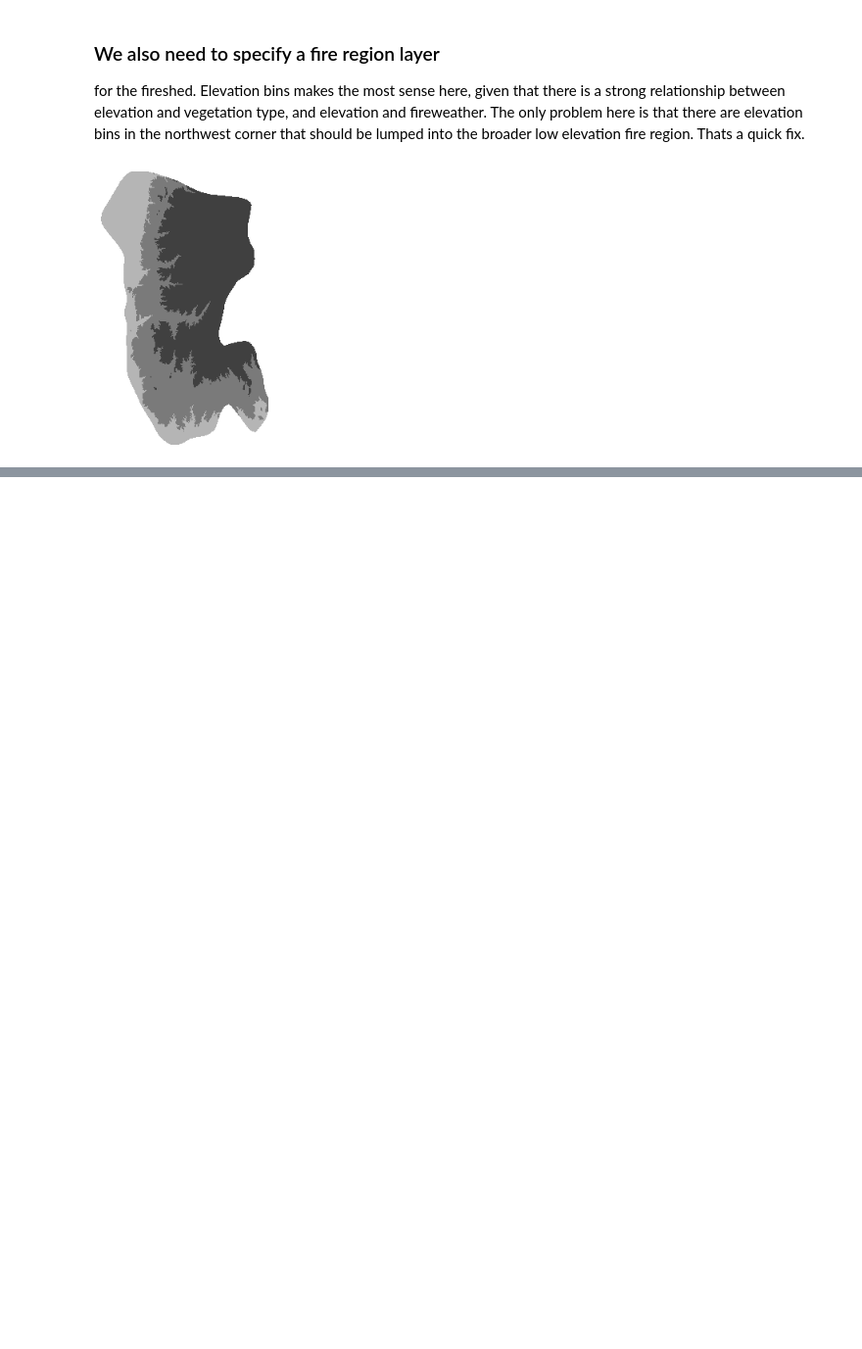
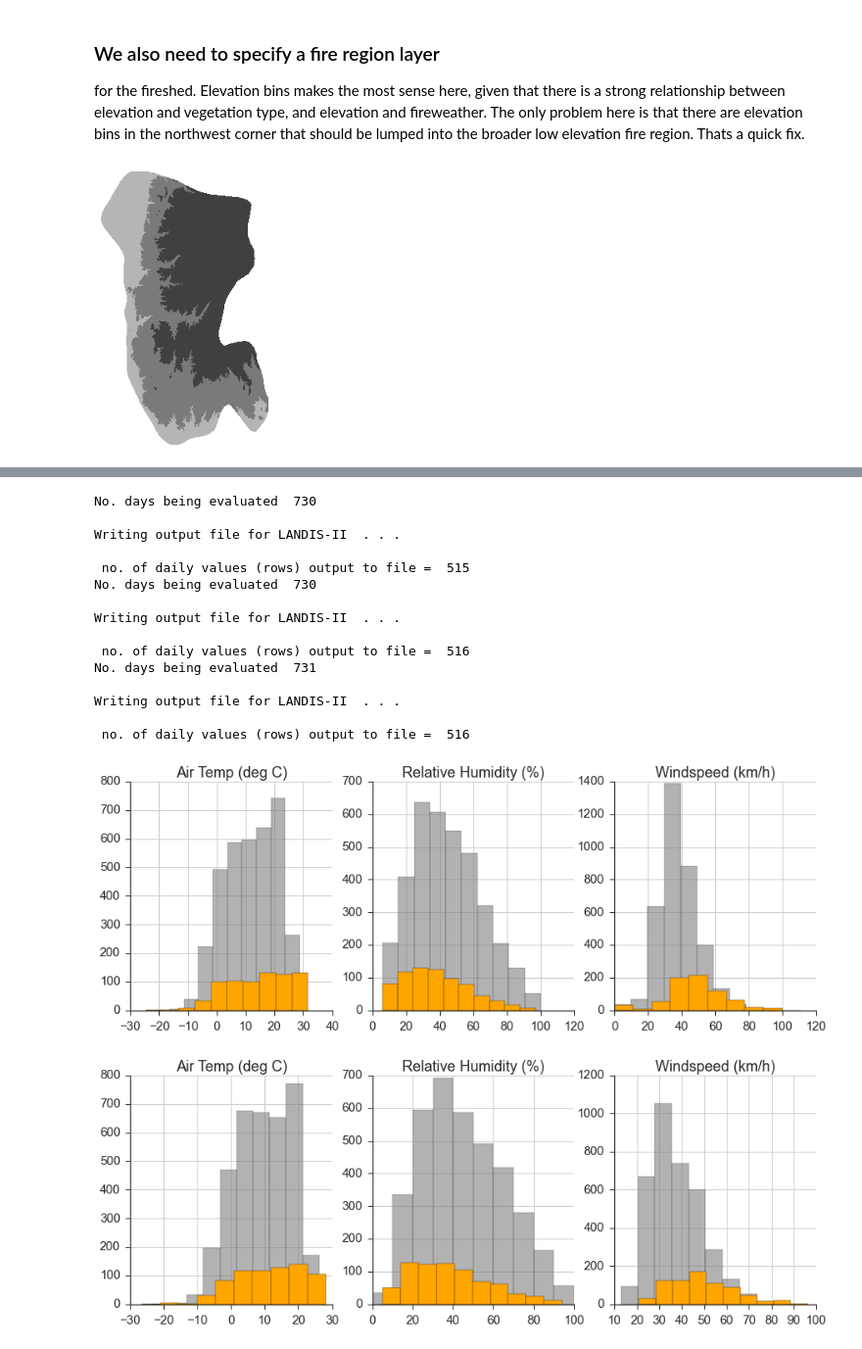
Before and after one commit to djkrofch/SantaFe_Fireshed, a Jupyter notebook: SF_Fireshed_Prep.ipynb, the cells around one changed output, grey strips where cells are left out. Shown at 98% size. Cells and saved outputs as stored; diff of their text form; code cells hidden in the pictures; blank space fills up the shorter version.

Commit message:
Added workflow for extreme fire weather gen
and added NECN utilities to the repo for DFFS functionality

```diff
--- a/SF_Fireshed_Prep.ipynb
+++ b/SF_Fireshed_Prep.ipynb
@@ -640,0 +508,19 @@ NameError: name 'genStandMap' is not defined
+# %%
+cleanRaws(dataDir + 'MountainairRAWS.csv',-9999,
+          2006, 2017, dataDir + 'FR1_RawsWeather.csv', 'yes')
+cleanRaws(dataDir + 'PecosRAWS.csv',-9999,
+          2006, 2017, dataDir + 'FR2_RawsWeather.csv', 'yes')
+cleanRaws(dataDir + 'CoyoteRAWS.csv',-9999,
+          2006, 2017, dataDir + 'FR3_RawsWeather.csv', 'yes')
+
+
+# Run Louise's script on the three fire regions input RAWS generated previously.
+fireRegions = ['FR1','FR2','FR3']
+for region in fireRegions:
+    p = DynamicFireWeatherCalculations(dataDir + region +'_RawsWeather.csv',
+                                       dataDir + 'FWstartingvalues_' + region + '.csv',
+                                       dataDir +  region +'_FireWeather_SFF.csv', region)
+    p.run()
+FR1 = pd.read_csv(dataDir + 'FR1_RawsWeather.csv')
+FR2 = pd.read_csv(dataDir + 'FR2_RawsWeather.csv')
+FR3 = pd.read_csv(dataDir + 'FR3_RawsWeather.csv')
@@ -640,0 +549,61 @@ NameError: name 'genStandMap' is not defined
+# %%
+for FR in [FR1, FR2, FR3]:
+    f, (ax1, ax2, ax3) = plt.subplots(1,3, figsize = (15,5))
+    FRS = FR[(FR.year >= 2011) & (FR.year <= 2012)]
+    FRS.windspeed = FRS.windspeed * 1.30
+    FRS.temp = FRS.temp * 1.15
+
+    FR.temp.hist(ax = ax1, color = 'gray', alpha = 0.6)
+    FR.relativehumidity.hist(ax = ax2, color = 'gray', alpha = 0.6)
+    FR.windspeed.hist(ax = ax3, color = 'gray', alpha = 0.6)
+
+    FRS.temp.hist(ax = ax1, color = 'orange')
+    FRS.relativehumidity.hist(ax = ax2, color = 'orange')
+    FRS.windspeed.hist(ax = ax3, color = 'orange')
+
+    ax1.set_title('Air Temp (deg C)')
+    ax2.set_title('Relative Humidity (%)')
+    ax3.set_title('Windspeed (km/h)')
+    sns.despine()
+    sns.set_style('ticks')
+
+FR1_S = FR1[(FR1.year >= 2011) & (FR1.year <= 2012)]
+FR1_S.windspeed = FR1_S.windspeed * 1.30
+FR1_S.temp = FR1_S.temp * 1.15
+FR1_S.to_csv('FR1_S_RawsWeather.csv', index = False)
+
+FR2_S = FR2[(FR2.year >= 2011) & (FR2.year <= 2012)]
+FR2_S.windspeed = FR2_S.windspeed * 1.30
+FR2_S.temp = FR2_S.temp * 1.15
+FR2_S.to_csv('FR2_S_RawsWeather.csv', index = False)
+
+FR3_S = FR3[(FR3.year >= 2011) & (FR3.year <= 2012)]
+FR3_S.windspeed = FR3_S.windspeed * 1.30
+FR3_S.temp = FR3_S.temp * 1.15
+FR3_S.to_csv('FR3_S_RawsWeather.csv', index = False)
+
+# Run Louise's script on the three fire regions input RAWS generated previously.
+fireRegions = ['FR1_S','FR2_S','FR3_S']
+for region in fireRegions:
+    p = DynamicFireWeatherCalculations(dataDir + region +'_RawsWeather.csv',
+                                       dataDir + 'FWstartingvalues_' + region + '.csv',
+                                       dataDir +  region +'_FireWeather_SFF.csv', region)
+    p.run()
+# %% [output]
+No. days being evaluated  730
+
+Writing output file for LANDIS-II  . . .
+
+ no. of daily values (rows) output to file =  515
+No. days being evaluated  730
+
+Writing output file for LANDIS-II  . . .
+
+ no. of daily values (rows) output to file =  516
+No. days being evaluated  731
+
+Writing output file for LANDIS-II  . . .
+
+ no. of daily values (rows) output to file =  516
+[figure, added]
+[figure, added]
```
Also changed, not shown: parts of 14 cells of this notebook, 1 other file.
